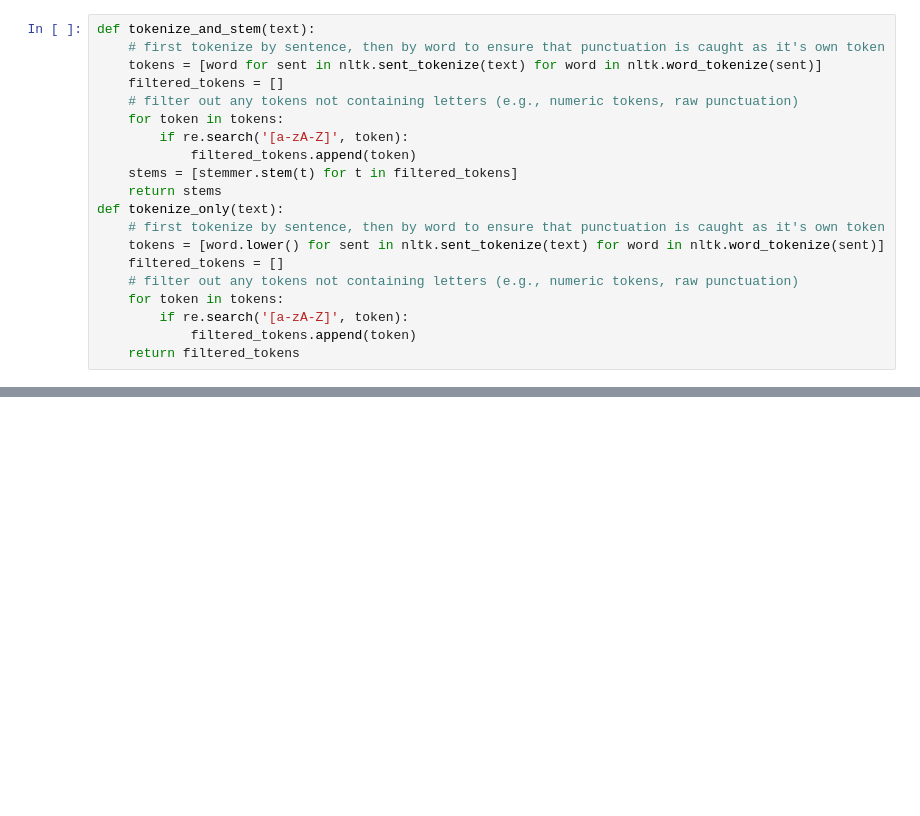
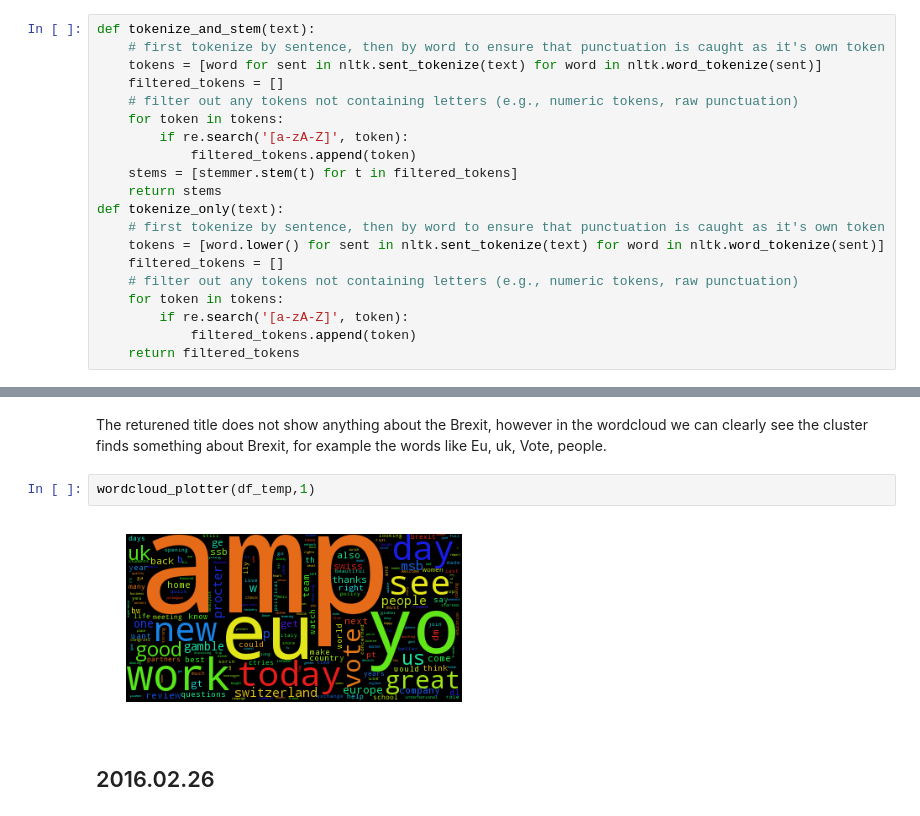
Before and after one commit to sorooshafiee/ADA-SAF-Project, a Jupyter notebook: Event_detection2.ipynb, the cells around one changed output, grey strips where cells are left out. Saved outputs shown, nothing was run; the diff lists cells and outputs as text; blank space fills up the shorter version.

```diff
--- a/Event_detection2.ipynb
+++ b/Event_detection2.ipynb
@@ -365,0 +180,8 @@ pandas.core.series.Series
+# %% [markdown]
+The returened title does not show anything about the Brexit, however in the wordcloud we can clearly see the cluster finds something about Brexit, for example the words like Eu, uk, Vote, people.
+# %%
+wordcloud_plotter(df_temp,1)
+# %% [output]
+[figure, added]
+# %% [markdown]
+## 2016.02.26
```
Also changed, not shown: parts of 59 cells of this notebook, 1 other file.
